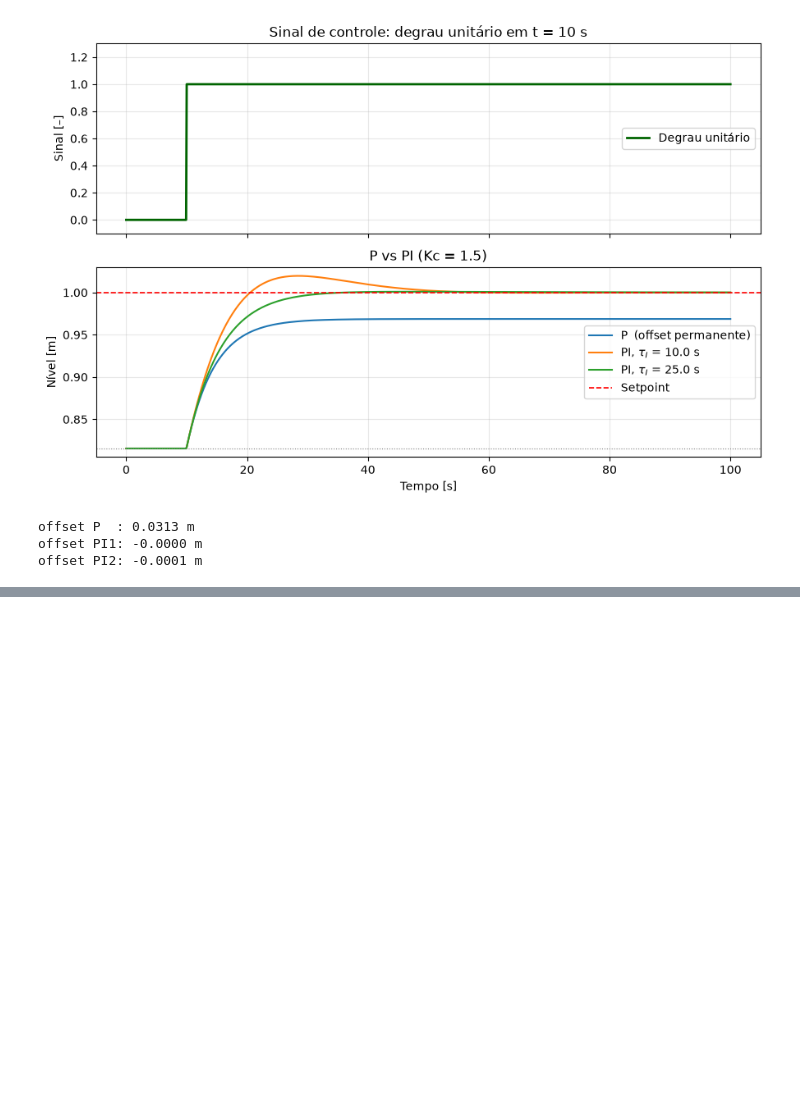
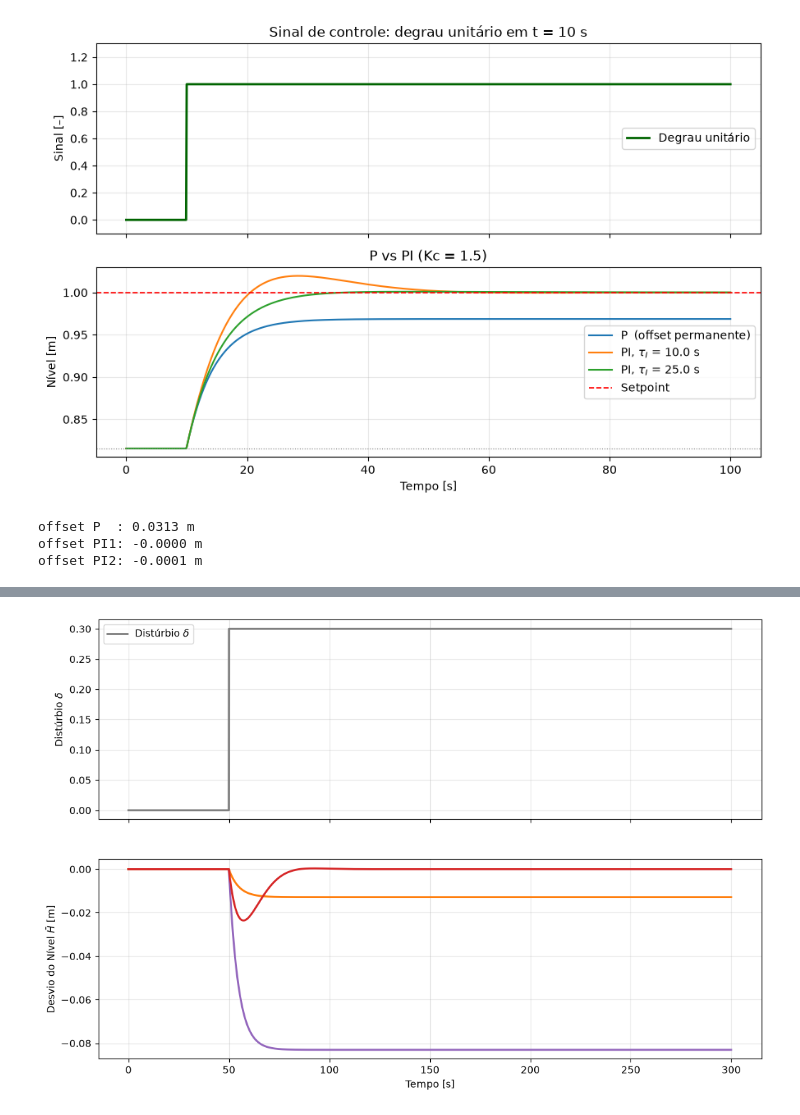
Before and after one commit to Gabriel-dotcom-code/Graduate_Courses, a Jupyter notebook: Process_Control_Studies/Tanque_simples.ipynb, the cells around one changed output, grey strips where cells are left out. Cells and saved outputs as stored; diff of their text form; code cells hidden in the pictures; blank space fills up the shorter version.

```diff
--- a/Process_Control_Studies/Tanque_simples.ipynb
+++ b/Process_Control_Studies/Tanque_simples.ipynb
@@ -401,0 +656,18 @@ offset PI2: -0.0001 m
+# %%
+disturbio = np.where(t2 >= 50, delta_step, 0.0)     # degrau de delta em t=50 s
+
+fig, ax = plt.subplots(2, 1, figsize=(12, 8), sharex=True)
+
+ax[0] = plt.subplot(2,1,1)
+ax[0].plot(t2, disturbio, color='tab:gray', lw=2, label='Distúrbio $\\delta$')
+ax[0].set_ylabel('Distúrbio $\\delta$')
+ax[0].grid(alpha=.3); ax[0].legend(loc='upper left');
+
+ax[1] = plt.subplot(2,1,2)
+ax[1].plot(t2, h_sem,   color='tab:purple', lw=2, label='Sem cascata (P direto)')
+ax[1].plot(t2, h_casP,  color='tab:orange', lw=2, label='Cascata, escravo P')
+ax[1].plot(t2, h_casPI, color='tab:red',    lw=2, label='Cascata, escravo PI')
+ax[1].set_xlabel('Tempo [s]'); ax[1].set_ylabel('Desvio do Nível $\\bar{H}$ [m]')
+ax[1].grid(alpha=.3); ax[0].legend(loc='upper left');
+# %% [output]
+[figure, added]
```
Also changed, not shown: parts of 15 cells of this notebook.
